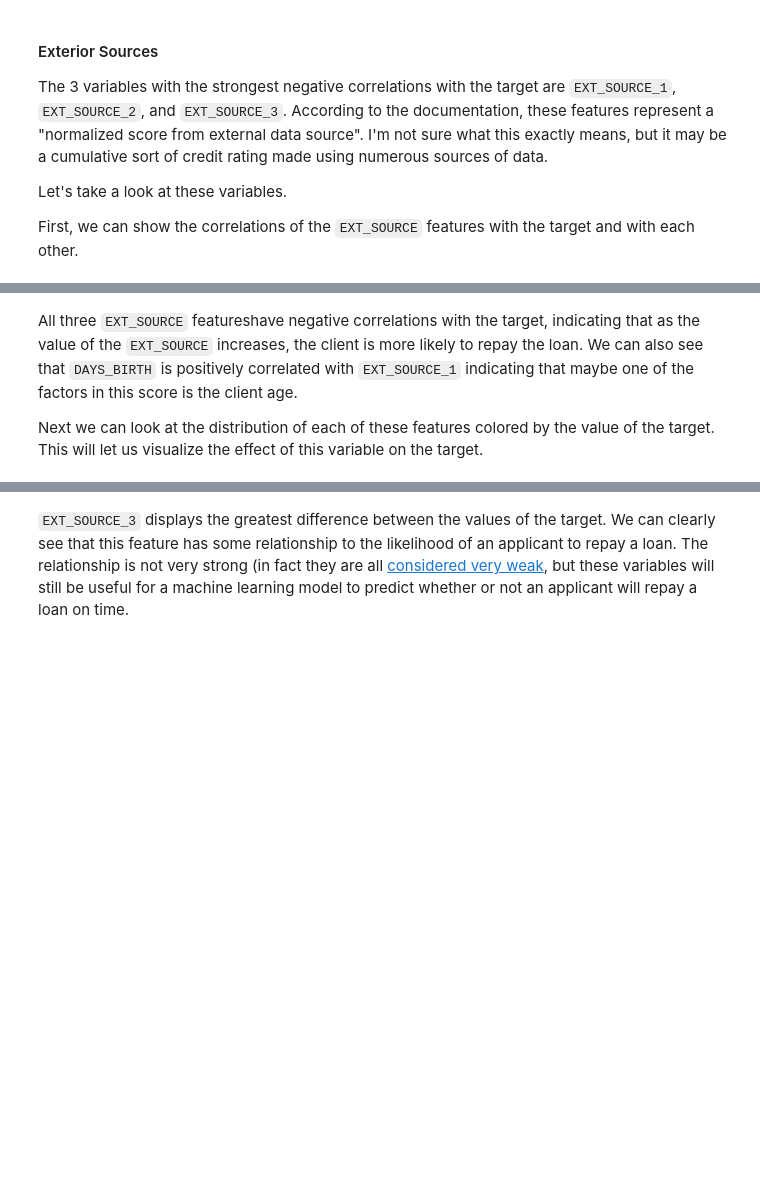
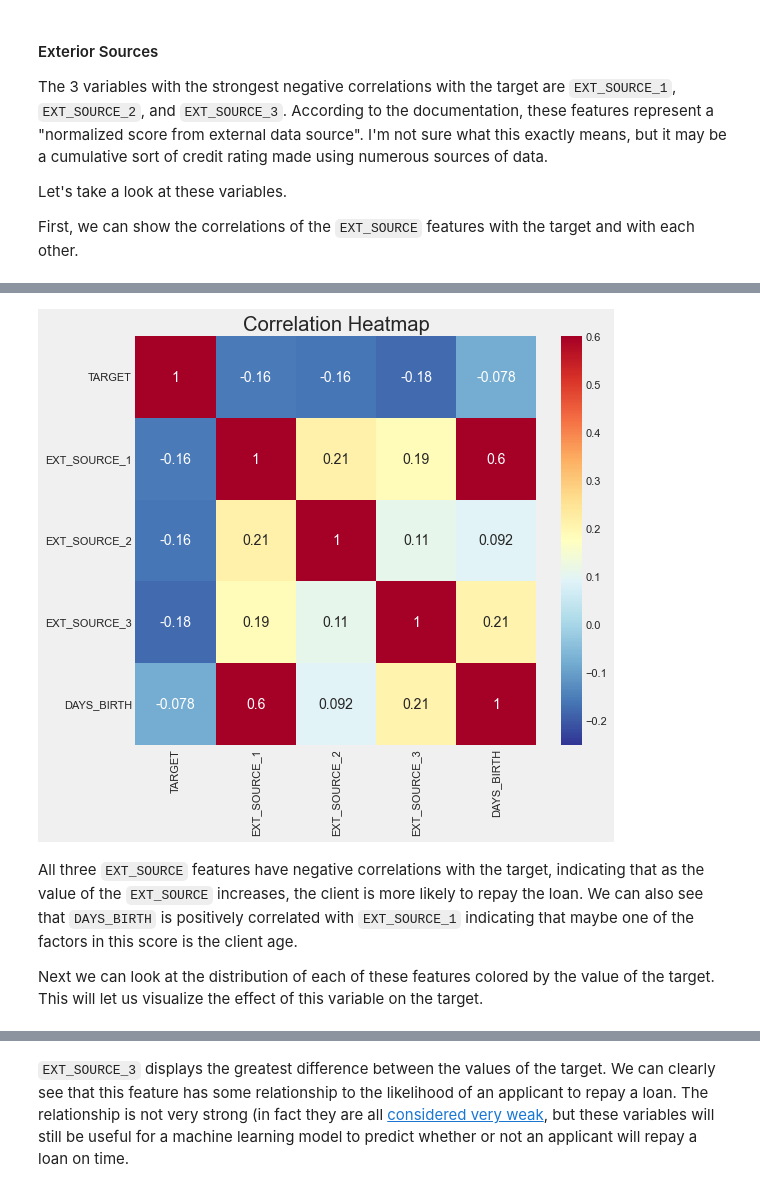
Before and after one commit to IsNdl/Projet7_OC, a Jupyter notebook: P7-eda-introduction.ipynb, the cells around one changed output, grey strips where cells are left out. Cells and saved outputs as stored; diff of their text form; code cells hidden in the pictures; blank space fills up the shorter version.

```diff
--- a/P7-eda-introduction.ipynb
+++ b/P7-eda-introduction.ipynb
@@ -399,11 +546,13 @@ ext_data_corrs
 # %%
-plt.figure(figsize = (8, 6))
+plt.figure(figsize = (8, 7))
 
 # Heatmap of correlations
 sns.heatmap(ext_data_corrs, cmap = plt.cm.RdYlBu_r, vmin = -0.25, annot = True, vmax = 0.6)
 plt.title('Correlation Heatmap');
+# %% [output]
+[figure, added]
 # %% [markdown]
-All three `EXT_SOURCE` featureshave negative correlations with the target, indicating that as the value of the `EXT_SOURCE` increases, the client is more likely to repay the loan. We can also see that `DAYS_BIRTH` is positively correlated with `EXT_SOURCE_1` indicating that maybe one of the factors in this score is the client age.
+All three `EXT_SOURCE` features have negative correlations with the target, indicating that as the value of the `EXT_SOURCE` increases, the client is more likely to repay the loan. We can also see that `DAYS_BIRTH` is positively correlated with `EXT_SOURCE_1` indicating that maybe one of the factors in this score is the client age.
 
 Next we can look at the distribution of each of these features colored by the value of the target. This will let us visualize the effect of this variable on the target.
 # %%
```
Also changed, not shown: parts of 80 cells of this notebook, 3 other files.
